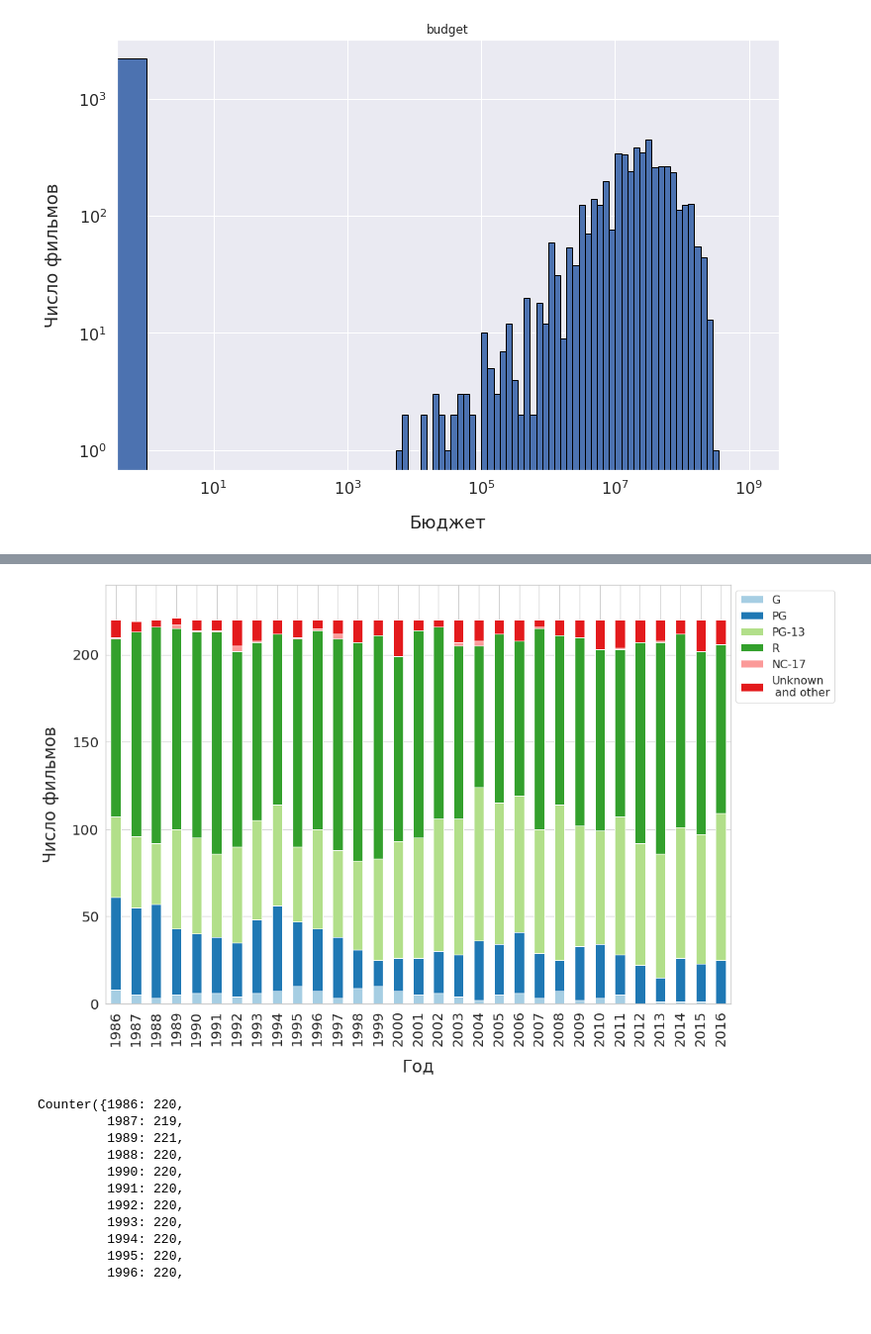
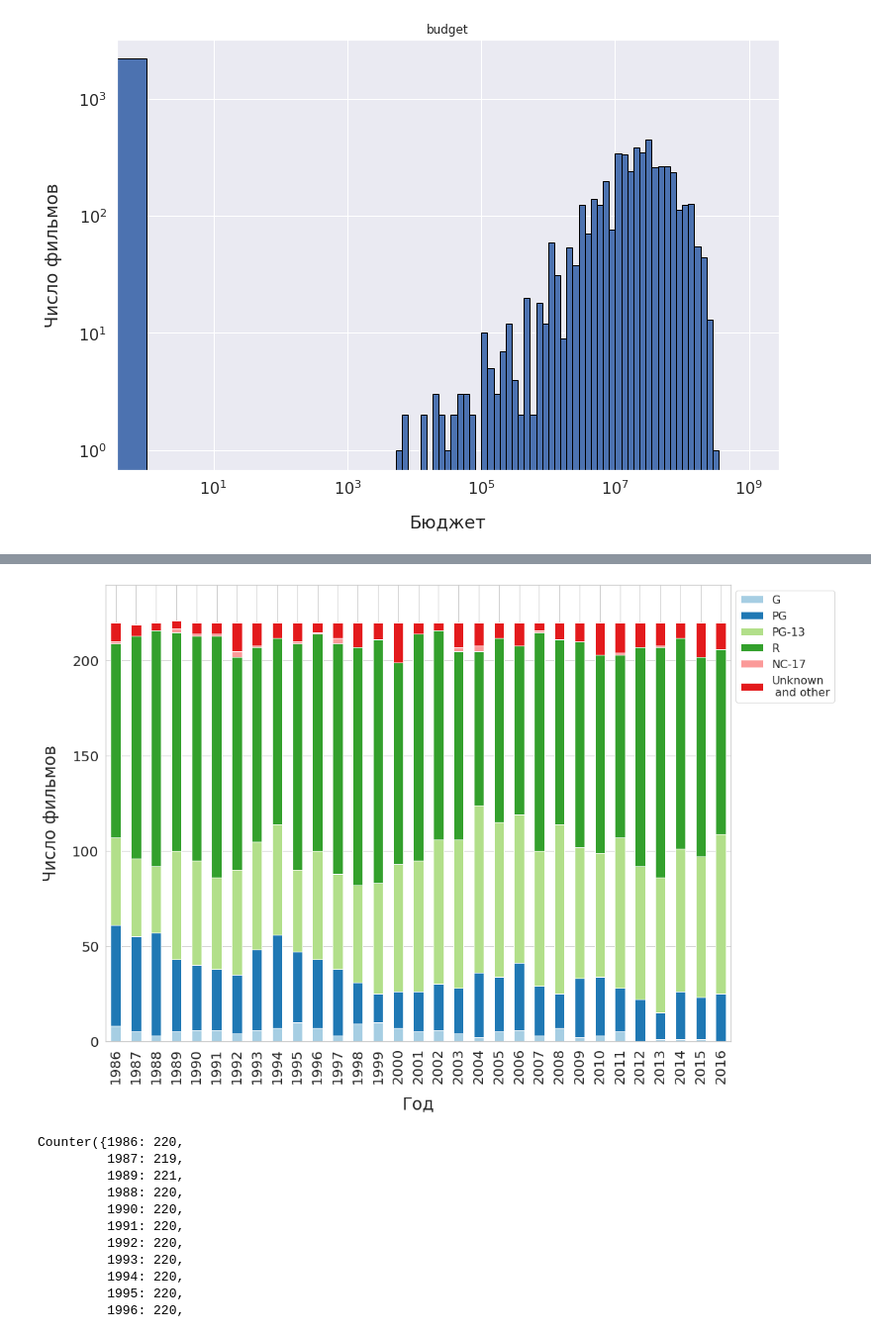
Before and after one commit to alexey-pismenny/EDA, a Jupyter notebook: vizualization.ipynb, the cells around one changed output, grey strips where cells are left out. Shown at 99% size. Saved outputs shown, nothing was run; the diff lists cells and outputs as text; code cells hidden in the pictures; blank space fills up the shorter version.

```diff
--- a/vizualization.ipynb
+++ b/vizualization.ipynb
@@ -136,6 +150,6 @@ plt.savefig('budget-stat.png')
 # %%
 from pylab import rcParams
-rcParams['figure.figsize'] = 12, 8
+rcParams['figure.figsize'] = 16, 12
 # %%
 known_budget_films = data[data.budget!=0]
 # %%
@@ -215,17 +219,17 @@ other
 # %%
 sns.set(style='whitegrid')
 rating_by_year['Unknown\n and other'] = rating_by_year[other].sum(axis=1)
-rating_by_year[standart_ratings + ['Unknown\n and other']].plot.bar(stacked='True', figsize=(16,11), color=colorset)#(lw=5, ds='steps', figsize=(16,11), grid=True)
+rating_by_year[standart_ratings + ['Unknown\n and other']].plot.bar(stacked='True', color=colorset)#(lw=5, ds='steps', figsize=(16,11), grid=True)
 plt.legend(loc='upper right', bbox_to_anchor=(1.175,1), prop={'size': 16})
 plt.xlabel("Год", labelpad=18, size=24)
 plt.ylabel("Число фильмов", labelpad=18, size=24)
 plt.ylim(0,240)
 plt.xticks(fontsize=20)
 plt.yticks(fontsize=20)
 plt.savefig('year-rate.png', bbox_inches="tight")
 plt.show()
 # %% [output]
-[figure, old version]
+[figure, new version]
 # %%
 import collections
 collections.Counter(data.year)
```
Also changed, not shown: parts of 40 cells of this notebook, 1 other file.
